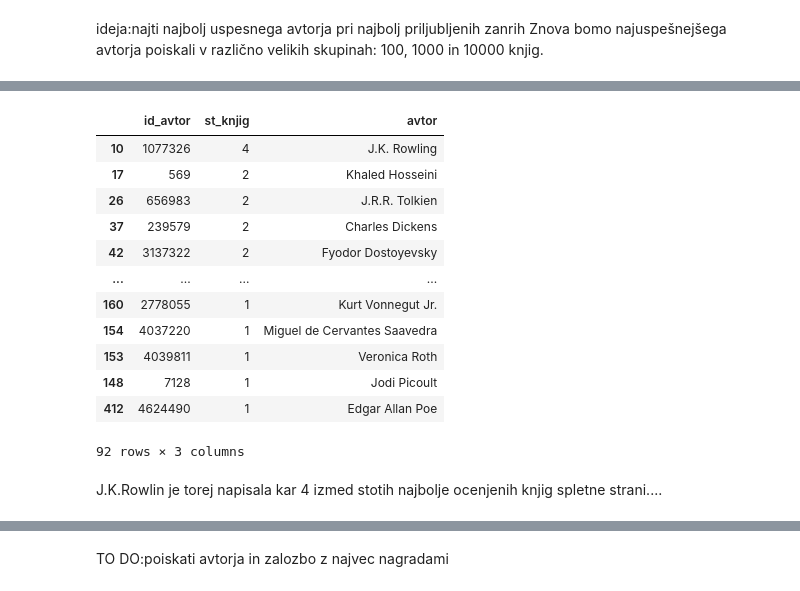
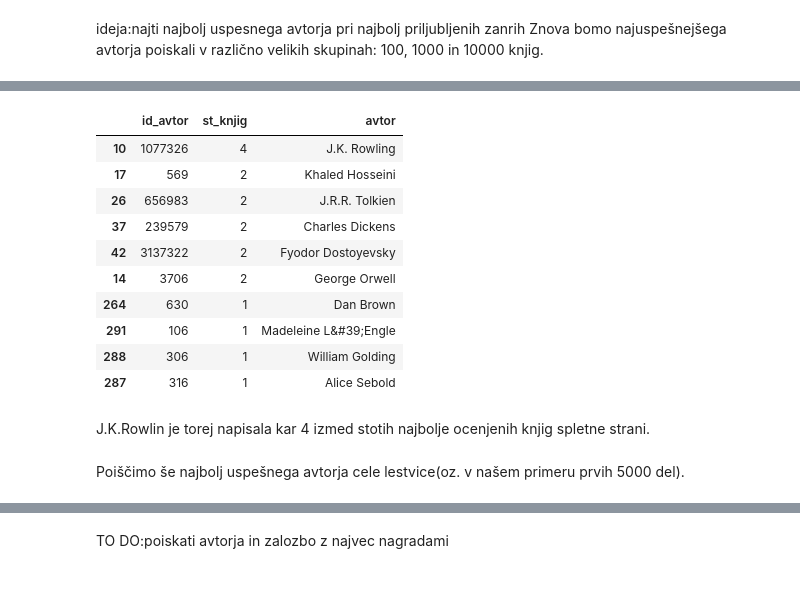
Before and after one commit to anajulijapreseren/Najbolj-e-knjige-vseh-asov, a Jupyter notebook: Analiza_podatkov.ipynb, the cells around one changed output, grey strips where cells are left out. Saved outputs shown, nothing was run; the diff lists cells and outputs as text; code cells hidden in the pictures.

```diff
--- a/Analiza_podatkov.ipynb
+++ b/Analiza_podatkov.ipynb
@@ -5,7 +5,7 @@ Za začetek shranimo podatke o knjigah, žanrih in nagradah v nove spremenljivke
 
 Opomba: Če kdaj želimo sortirati po "score", je vseeno če sortiramo po id_knjige, saj "score" določi mesto knjige na lestvici (knjiga z najvišjim se nahaja na prvem mestu).
 # %%
-knjige = pd.read_csv('../Najbolj-e-knjige-vseh-asov/PODATKI/zdruzene_knjige.csv', index_col='id_knjige')
+knjige = pd.read_csv('../Najbolj-e-knjige-vseh-asov/PODATKI/zdruzene_knjige.csv', index_col='id_knjige').sort_values('id_knjige')
 # %%
 knjige
 # %% [output]
@@ -306,20 +334,20 @@ knjige[['avtor','id_avtor']]
 # %%
 najboljsi_avtorji_100 = pd.merge(st_knjig_avtorja_100,knjige[['avtor','id_avtor']],left_on='id_avtor',right_on='id_avtor')
 # %%
-najboljsi_avtorji_100.drop_duplicates(keep='last').sort_values('st_knjig',ascending=False)
+najboljsi_avtorji_100.drop_duplicates(keep='last').sort_values('st_knjig',ascending=False).head(10)
 # %% [output]
 |  | id_avtor | st_knjig | avtor |
 | 10 | 1077326 | 4 | J.K. Rowling |
 | 17 | 569 | 2 | Khaled Hosseini |
 | 26 | 656983 | 2 | J.R.R. Tolkien |
 | 37 | 239579 | 2 | Charles Dickens |
 | 42 | 3137322 | 2 | Fyodor Dostoyevsky |
-| ... | ... | ... | ... |
-| 160 | 2778055 | 1 | Kurt Vonnegut Jr. |
-| 154 | 4037220 | 1 | Miguel de Cervantes Saavedra |
-| 153 | 4039811 | 1 | Veronica Roth |
-| 148 | 7128 | 1 | Jodi Picoult |
-| 412 | 4624490 | 1 | Edgar Allan Poe |
+| 14 | 3706 | 2 | George Orwell |
+| 264 | 630 | 1 | Dan Brown |
+| 291 | 106 | 1 | Madeleine L&#39;Engle |
+| 288 | 306 | 1 | William Golding |
+| 287 | 316 | 1 | Alice Sebold |
-92 rows × 3 columns
 # %% [markdown]
-J.K.Rowlin je torej napisala kar 4 izmed stotih najbolje ocenjenih knjig spletne strani....
+J.K.Rowlin je torej napisala kar 4 izmed stotih najbolje ocenjenih knjig spletne strani.<br>
+# %% [markdown]
+Poiščimo še najbolj uspešnega avtorja cele lestvice(oz. v našem primeru prvih 5000 del).
```
Also changed, not shown: parts of 85 cells of this notebook.
